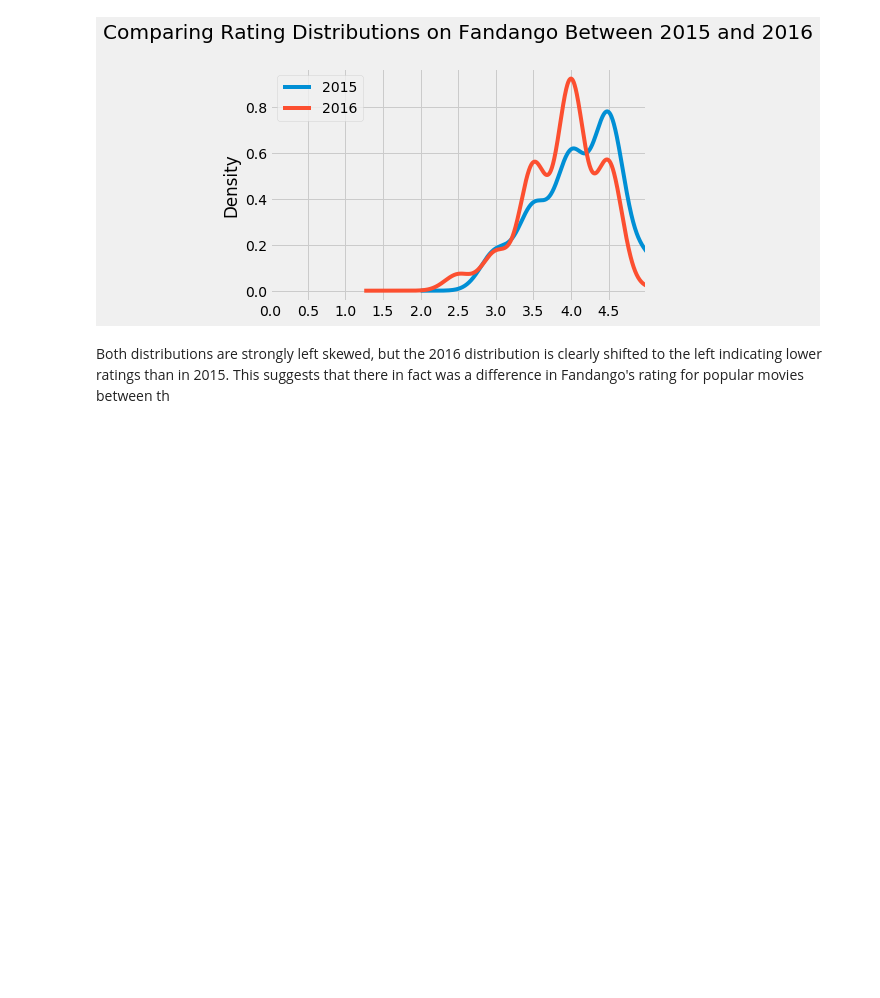
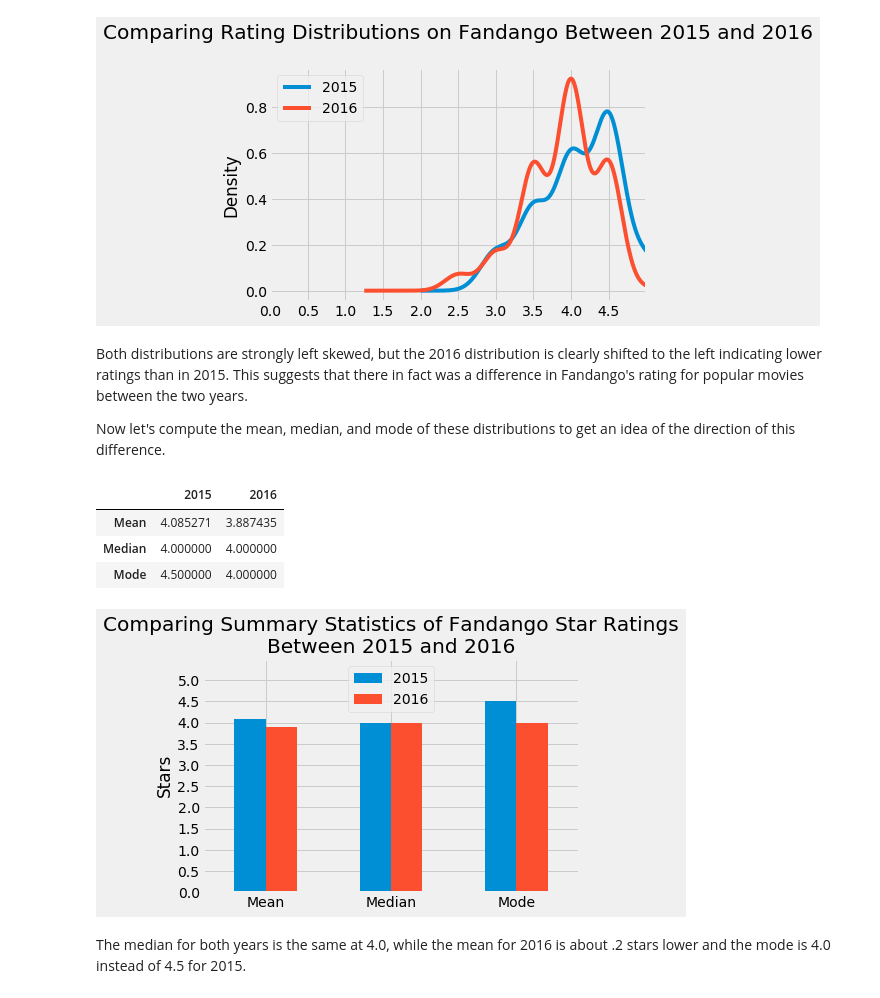
Before and after one commit to hsdistefa/fandango-ratings-analysis, a Jupyter notebook: fandango_movie_ratings.ipynb, the cells around one changed output. Drawn from its saved outputs; the diff is of its cells as text; code cells hidden in the pictures; blank space fills up the shorter version.

Commit message:
Added summary statistic analysis

```diff
--- a/fandango_movie_ratings.ipynb
+++ b/fandango_movie_ratings.ipynb
@@ -151,4 +151,39 @@ plt.show()
 # %% [output]
 [figure]
 # %% [markdown]
-Both distributions are strongly left skewed, but the 2016 distribution is clearly shifted to the left indicating lower ratings than in 2015. This suggests that there in fact was a difference in Fandango's rating for popular movies between th
+Both distributions are strongly left skewed, but the 2016 distribution is clearly shifted to the left indicating lower ratings than in 2015. This suggests that there in fact was a difference in Fandango's rating for popular movies between the two years.
+
+Now let's compute the mean, median, and mode of these distributions to get an idea of the direction of this difference.
+# %%
+mean_2015 = fandango_2015['Fandango_Stars'].mean()
+mean_2016 = fandango_2016['fandango'].mean()
+
+median_2015 = fandango_2015['Fandango_Stars'].median()
+median_2016 = fandango_2016['fandango'].median()
+
+mode_2015 = fandango_2015['Fandango_Stars'].mode()[0] # Get only the mode value, not the datatype
+mode_2016 = fandango_2016['fandango'].mode()[0]
+
+summary = pd.DataFrame({'2015': [mean_2015, median_2015, mode_2015],
+                       '2016': [mean_2016, median_2016, mode_2016]})
+summary.index = ['Mean', 'Median', 'Mode']
+summary
+# %% [output]
+|  | 2015 | 2016 |
+| Mean | 4.085271 | 3.887435 |
+| Median | 4.000000 | 4.000000 |
+| Mode | 4.500000 | 4.000000 |
+# %%
+plt.style.use('fivethirtyeight')
+summary.plot.bar(rot=0)
+plt.yticks(np.arange(0, 5.5, .5))
+plt.ylim(0, 5.5)
+plt.ylabel('Stars')
+
+plt.title('Comparing Summary Statistics of Fandango Star Ratings\nBetween 2015 and 2016')
+plt.legend(loc='upper center')
+plt.show()
+# %% [output]
+[figure, added]
+# %% [markdown]
+The median for both years is the same at 4.0, while the mean for 2016 is about .2 stars lower and the mode is 4.0 instead of 4.5 for 2015.
```
